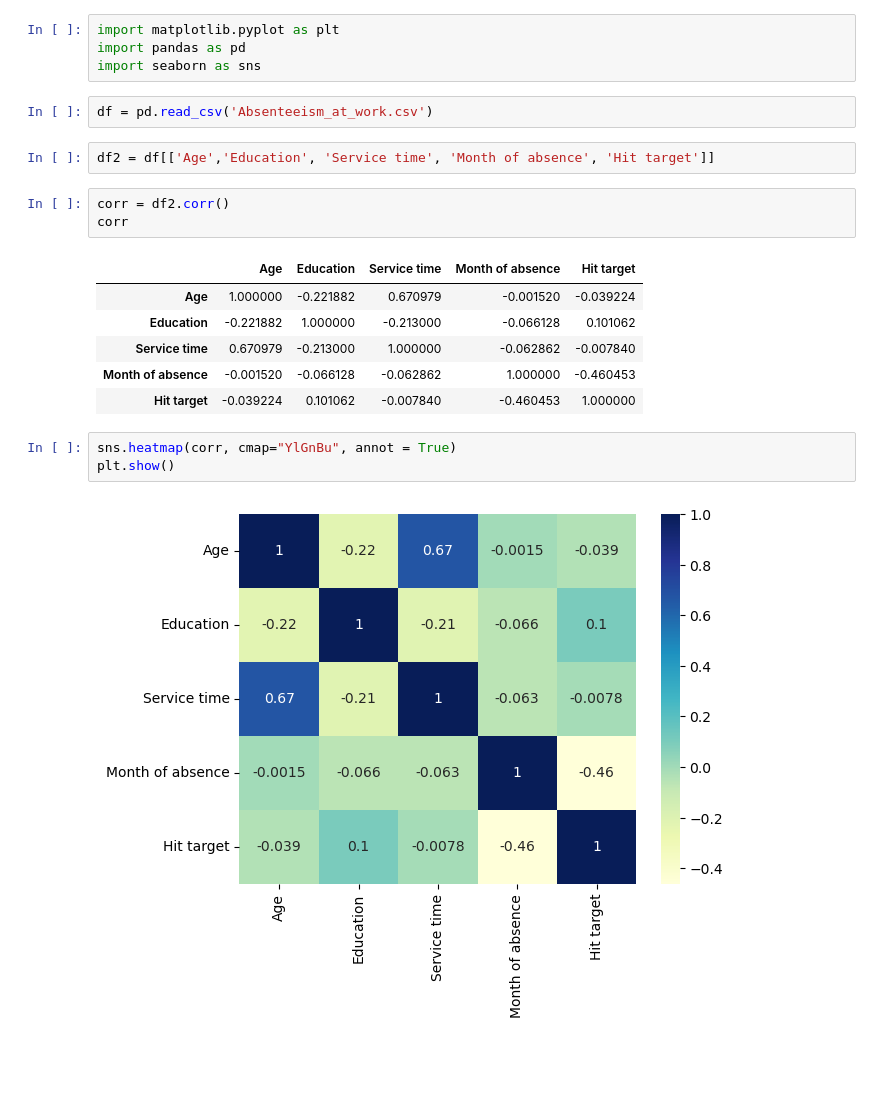
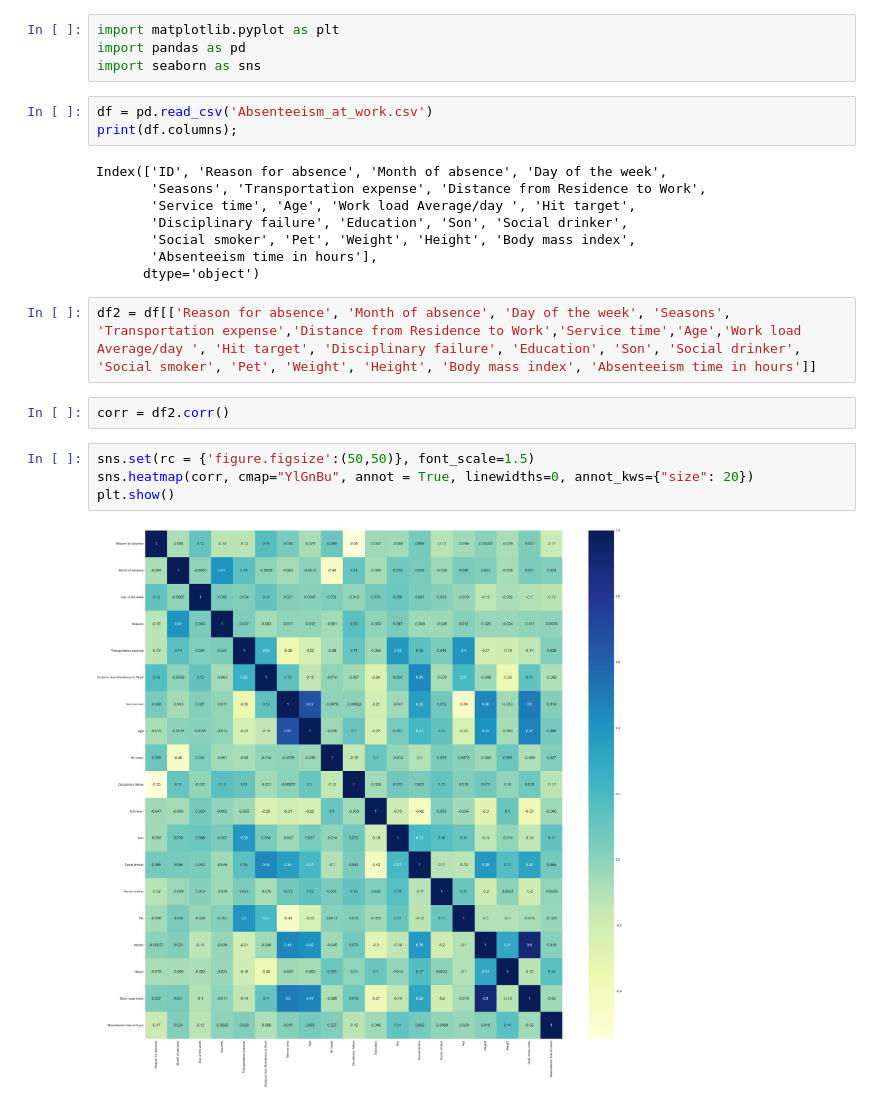
Before and after one commit to William-Surya-Wijaya/pds-banking-dt, a Jupyter notebook: Untitled.ipynb, the cells around one changed output. Drawn from its saved outputs; the diff is of its cells as text; blank space fills up the shorter version.

```diff
--- a/Untitled.ipynb
+++ b/Untitled.ipynb
@@ -4,20 +4,22 @@ import pandas as pd
 import seaborn as sns
 # %%
 df = pd.read_csv('Absenteeism_at_work.csv')
+print(df.columns);
+# %% [output]
+Index(['ID', 'Reason for absence', 'Month of absence', 'Day of the week',
+       'Seasons', 'Transportation expense', 'Distance from Residence to Work',
+       'Service time', 'Age', 'Work load Average/day ', 'Hit target',
+       'Disciplinary failure', 'Education', 'Son', 'Social drinker',
+       'Social smoker', 'Pet', 'Weight', 'Height', 'Body mass index',
+       'Absenteeism time in hours'],
+      dtype='object')
 # %%
-df2 = df[['Age','Education', 'Service time', 'Month of absence', 'Hit target']]
+df2 = df[['Reason for absence', 'Month of absence', 'Day of the week', 'Seasons', 'Transportation expense','Distance from Residence to Work','Service time','Age','Work load Average/day ', 'Hit target', 'Disciplinary failure', 'Education', 'Son', 'Social drinker', 'Social smoker', 'Pet', 'Weight', 'Height', 'Body mass index', 'Absenteeism time in hours']]
 # %%
 corr = df2.corr()
-corr
-# %% [output]
-|  | Age | Education | Service time | Month of absence | Hit target |
-| Age | 1.000000 | -0.221882 | 0.670979 | -0.001520 | -0.039224 |
-| Education | -0.221882 | 1.000000 | -0.213000 | -0.066128 | 0.101062 |
-| Service time | 0.670979 | -0.213000 | 1.000000 | -0.062862 | -0.007840 |
-| Month of absence | -0.001520 | -0.066128 | -0.062862 | 1.000000 | -0.460453 |
-| Hit target | -0.039224 | 0.101062 | -0.007840 | -0.460453 | 1.000000 |
 # %%
-sns.heatmap(corr, cmap="YlGnBu", annot = True)
+sns.set(rc = {'figure.figsize':(50,50)}, font_scale=1.5)
+sns.heatmap(corr, cmap="YlGnBu", annot = True, linewidths=0, annot_kws={"size": 20})
 plt.show()
 # %% [output]
-[figure, old version]
+[figure, new version]
```
